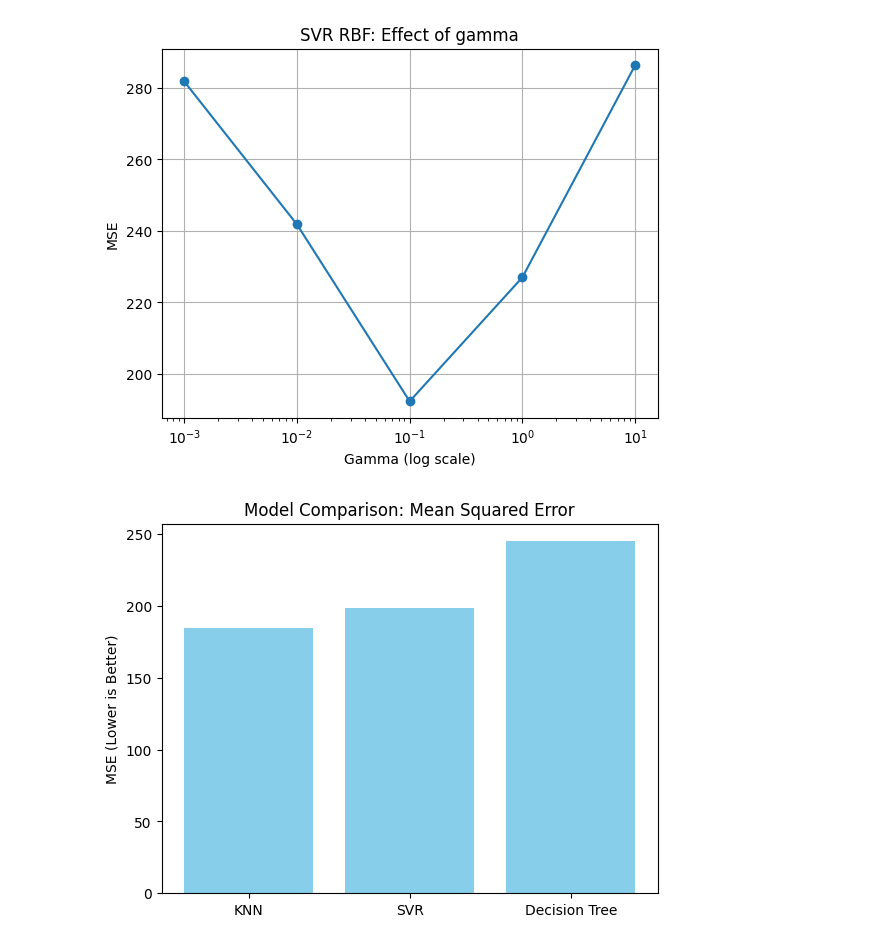
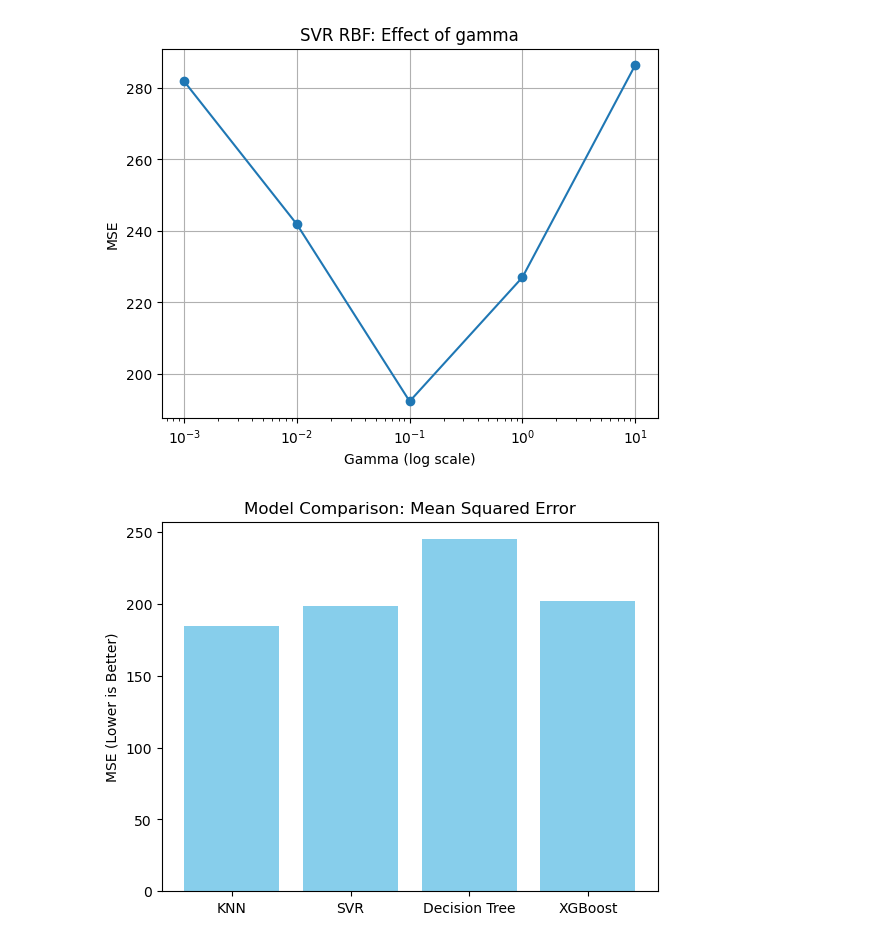
Before and after one commit to Datboy0127/Gamblers-CDS-Onboarding-Project, a Jupyter notebook: competition/SL_Regression.ipynb, the cells around one changed output. Drawn from its saved outputs; the diff is of its cells as text; code cells hidden in the pictures.

```diff
--- a/competition/SL_Regression.ipynb
+++ b/competition/SL_Regression.ipynb
@@ -124,7 +124,6 @@ agg_stats
 | 508 | 2019 | 1610612766 | 22 | 102.061538 | 0.431923 | 23.676923 | 43.338462 | 0 | 1988 | 2019 | ... |
 509 rows × 20 columns
 # %%
-# xgboost_nba_wins_prediction.py
 
 import xgboost as xgb
 from xgboost import XGBRegressor
@@ -135,32 +134,25 @@ import numpy as np
 import pandas as pd
 from time import time
 
-# 1. Load dataset
 X = agg_stats[['avg_pts', 'avg_fg_pct', 'avg_ast', 'avg_reb']]
 y = agg_stats['wins']
 
-# Define feature_names from your dataframe columns
 feature_names = list(X.columns)
 
-# 2. Split into training and test sets
 X_train, X_test, y_train, y_test = train_test_split(
     X, y, test_size=0.2, random_state=42
 )
 
-# Debug: verify shapes
 print(f"X_train shape: {X_train.shape}")
 print(f"y_train shape: {y_train.shape}")
 print(f"X_test  shape: {X_test.shape}")
 print(f"y_test  shape: {y_test.shape}")
 
-# =============================
-# Grid Search for Hyperparameter Tuning
-# =============================
+
 
 print("\n=== Running Grid Search for Hyperparameter Tuning ===")
 start_time = time()
 
-# Define a reasonable parameter grid (not too large to avoid excessive runtime)
 param_grid = {
     'max_depth': [3, 5, 7],          # Tree depth
     'learning_rate': [0.05, 0.1],     # Learning rate (eta)
@@ -169,13 +161,11 @@ param_grid = {
     'colsample_bytree': [0.8, 1.0]    # Fraction of features used per tree
 }
 
-# Create the XGBoost regressor
 xgb_model = XGBRegressor(
     objective='reg:squarederror',
     seed=42
 )
 
-# Set up GridSearchCV
 grid_search = GridSearchCV(
     estimator=xgb_model,
     param_grid=param_grid,
@@ -194,7 +184,6 @@ print(f"Grid search took {time() - start_time:.2f} seconds")
 
 print("\n=== Training Final Model with Best Parameters ===")
 
-# Create and train a model with the best parameters
 best_params = grid_search.best_params_
 final_model = XGBRegressor(
     objective='reg:squarederror',
@@ -210,13 +199,11 @@ final_model.fit(
     verbose=False
 )
 
-# Make predictions with the final model
 y_pred = final_model.predict(X_test)
 
-# Evaluate performance with regression metrics
 print("\n=== Final Model Results ===")
 rmse = mean_squared_error(y_test, y_pred, squared=False)
-mse_xg = rmse^2
+mse_xg = rmse**2
 mae = mean_absolute_error(y_test, y_pred)
 r2 = r2_score(y_test, y_pred)
 
@@ -224,7 +211,6 @@ print(f"RMSE: {rmse:.4f}")
 print(f"MAE: {mae:.4f}")
 print(f"R²: {r2:.4f}")
 
-# Feature importances
 print("\n=== Feature Importances (gain) ===")
 importances = final_model.feature_importances_
 indices = np.argsort(importances)[::-1]
@@ -232,7 +218,6 @@ indices = np.argsort(importances)[::-1]
 for i in range(len(feature_names)):
     print(f"{feature_names[indices[i]]:>30}: {importances[indices[i]]:.4f}")
 
-# Plot feature importances
 plt.figure(figsize=(10, 6))
 plt.bar(range(len(feature_names)), importances[indices], align='center')
 plt.xticks(range(len(feature_names)), [feature_names[i] for i in indices], rotation=45)
@@ -242,7 +227,6 @@ plt.title('Feature Importance for Predicting NBA Team Wins')
 plt.tight_layout()
 plt.show()
 
-# Create a scatter plot of actual vs predicted values
 plt.figure(figsize=(8, 6))
 plt.scatter(y_test, y_pred)
 plt.plot([y_test.min(), y_test.max()], [y_test.min(), y_test.max()], 'k--', lw=2)
@@ -252,7 +236,6 @@ plt.title('Actual vs Predicted NBA Team Wins')
 plt.tight_layout()
 plt.show()
 
-# Optional: Plot residuals
 plt.figure(figsize=(8, 6))
 residuals = y_test - y_pred
 plt.scatter(y_pred, residuals)
@@ -638,12 +602,12 @@ plt.show()
 # %%
 import matplotlib.pyplot as plt
 
 models = ['KNN', 'SVR', 'Decision Tree', 'XGBoost']
-mse_scores = [mse_knn, mse_svr, mse_dt, mse]
+mse_scores = [mse_knn, mse_svr, mse_dt, mse_xg]
 
 plt.bar(models, mse_scores, color='skyblue')
 plt.title("Model Comparison: Mean Squared Error")
 plt.ylabel("MSE (Lower is Better)")
 plt.show()
 # %% [output]
-[figure, old version]
+[figure, new version]
```
Also changed, not shown: parts of 2 cells of this notebook, 1 other file.
